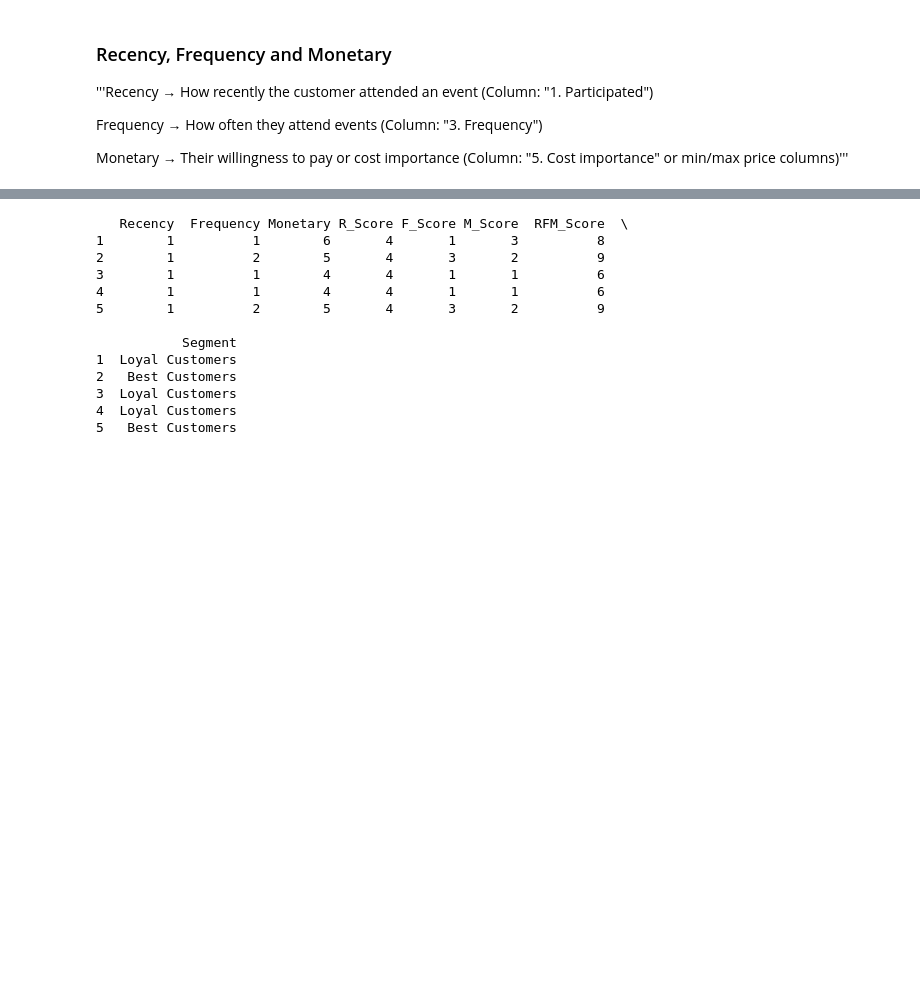
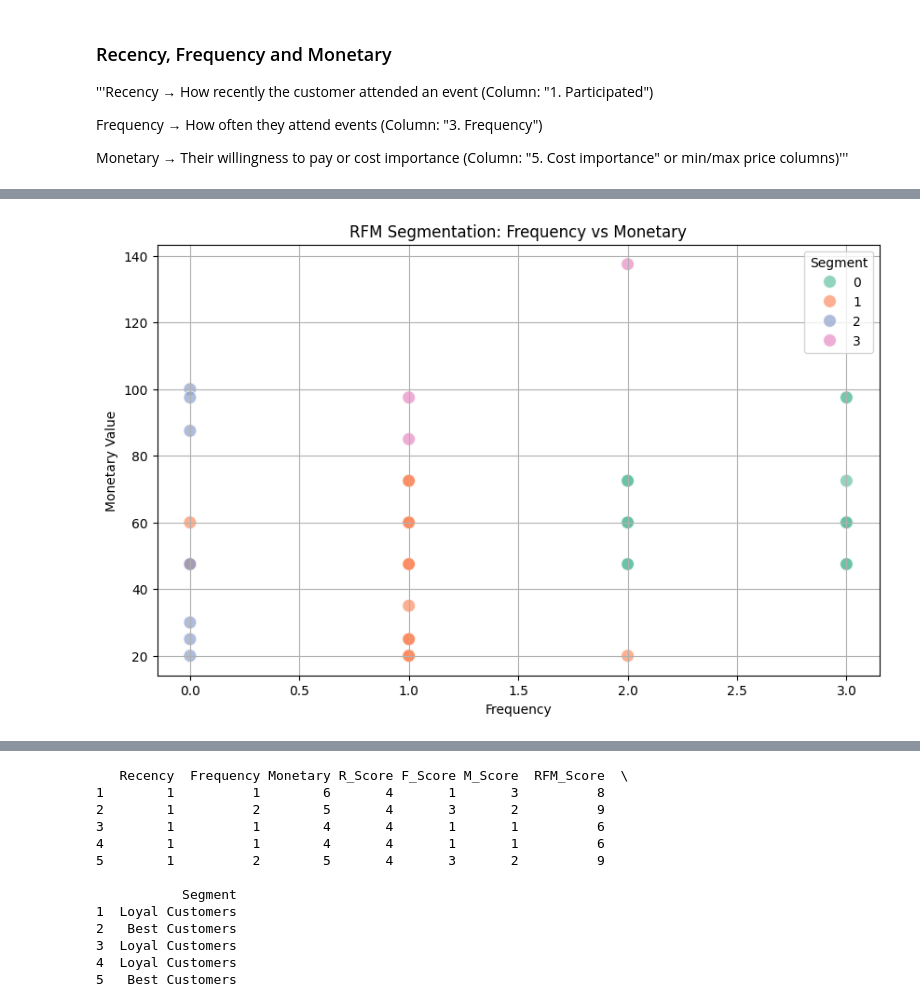
Before and after one commit to hmente/marketing-analytics-gp, a Jupyter notebook: main.ipynb, the cells around one changed output, grey strips where cells are left out. Cells and saved outputs as stored; diff of their text form; code cells hidden in the pictures; blank space fills up the shorter version.

```diff
--- a/main.ipynb
+++ b/main.ipynb
@@ -279,0 +301,17 @@ rfm_scaled = scaler.fit_transform(rfm)
+# %%
+# Applying K-means Clustering
+# Based on the elbow plot, choosing 4 clusters
+kmeans = KMeans(n_clusters=4, random_state=42)
+rfm['RFM_Segment'] = kmeans.fit_predict(rfm_scaled)
+
+# Visualizing the Segmentation: Scatter Plot of Frequency vs Monetary Value
+plt.figure(figsize=(10, 6))
+sns.scatterplot(x='Frequency', y='Monetary', hue='RFM_Segment', data=rfm, palette='Set2', s=100, alpha=0.7)
+plt.title('RFM Segmentation: Frequency vs Monetary')
+plt.xlabel('Frequency')
+plt.ylabel('Monetary Value')
+plt.legend(title='Segment')
+plt.grid(True)
+plt.show()
+# %% [output]
+[figure, added]
```
Also changed, not shown: parts of 8 cells of this notebook, 1 other file.
